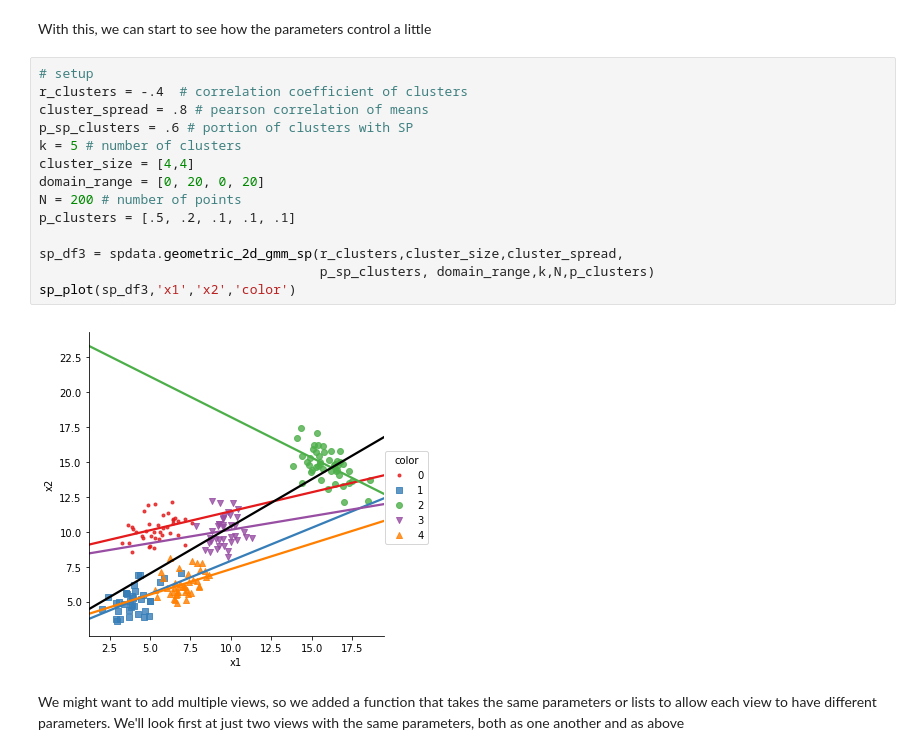
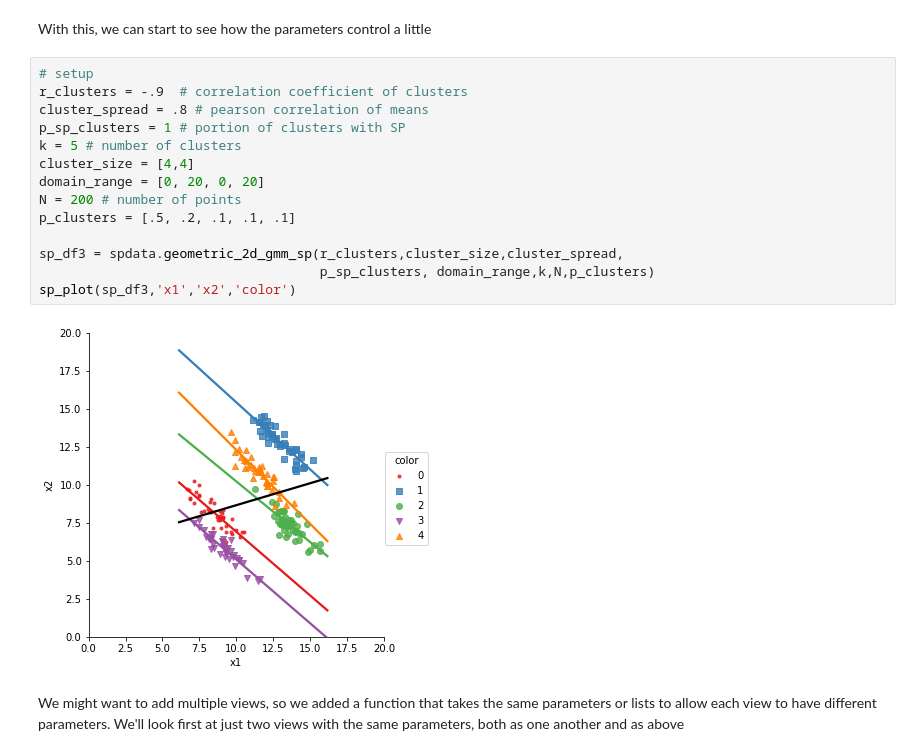
Before and after one commit to ml4sts/ml-sim, a Jupyter notebook: sandbox/generate_regression_sp.ipynb, the cells around one changed output. Drawn from its saved outputs; the diff is of its cells as text.

```diff
--- a/sandbox/generate_regression_sp.ipynb
+++ b/sandbox/generate_regression_sp.ipynb
@@ -162,20 +162,20 @@ sp_plot(sp_df2,'x1','x2','color')
 With this, we can start to see how the parameters control a little
 # %%
 # setup
-r_clusters = -.4  # correlation coefficient of clusters
+r_clusters = -.9  # correlation coefficient of clusters
 cluster_spread = .8 # pearson correlation of means
-p_sp_clusters = .6 # portion of clusters with SP
+p_sp_clusters = 1 # portion of clusters with SP
 k = 5 # number of clusters
 cluster_size = [4,4]
 domain_range = [0, 20, 0, 20]
 N = 200 # number of points
 p_clusters = [.5, .2, .1, .1, .1]
 
 sp_df3 = spdata.geometric_2d_gmm_sp(r_clusters,cluster_size,cluster_spread,
                                     p_sp_clusters, domain_range,k,N,p_clusters)
 sp_plot(sp_df3,'x1','x2','color')
 # %% [output]
-[figure, old version]
+[figure, new version]
 # %% [markdown]
 We might want to add multiple views, so we added a function that takes the same parameters or lists to allow each view to have different parameters. We'll look first at just two views with the same parameters, both as one another and as above
 # %%
```
Also changed, not shown: parts of 9 cells of this notebook, 2 other files.
